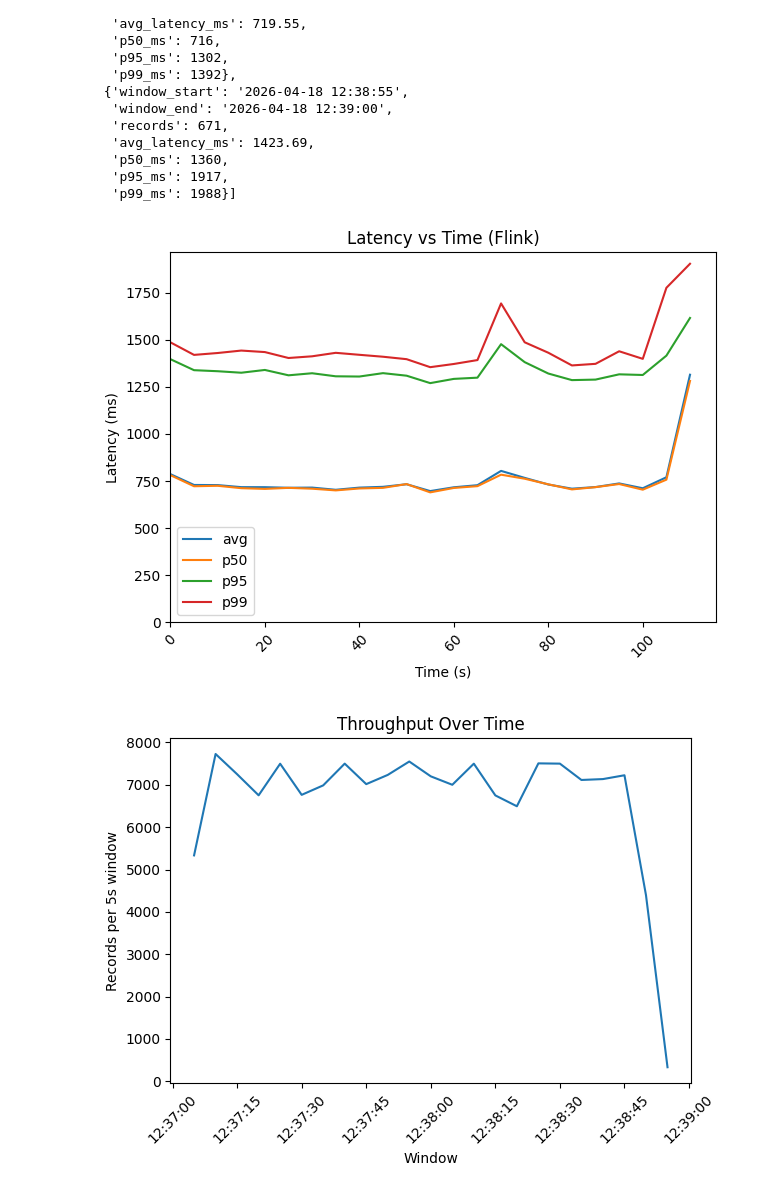
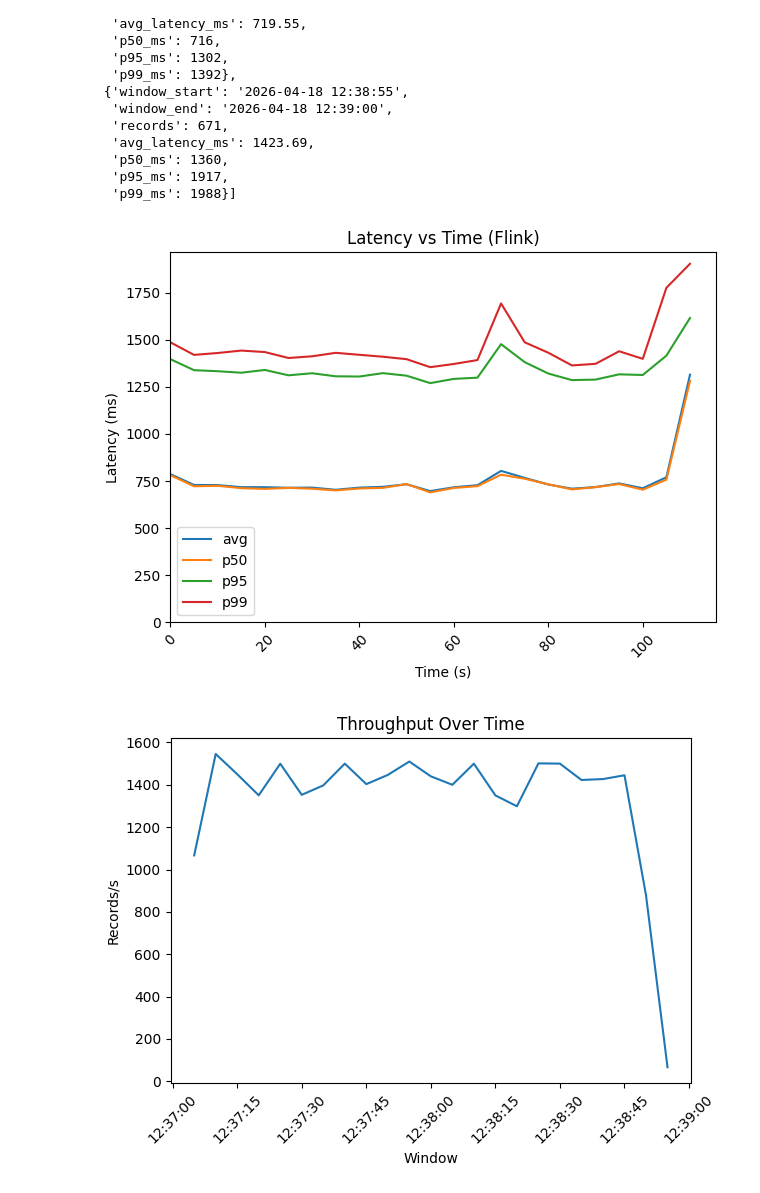
Before and after one commit to mdtahsinsharif/Benchmark-Streaming-Databases, a Jupyter notebook: flink/flink_with_kafka/data_visualizer_flink.ipynb, the cells around one changed output. Cells and saved outputs as stored; diff of their text form; code cells hidden in the pictures.

Commit message:
fix throughput

```diff
--- a/flink/flink_with_kafka/data_visualizer_flink.ipynb
+++ b/flink/flink_with_kafka/data_visualizer_flink.ipynb
@@ -92,7 +92,7 @@ df = df.groupby("window_start").mean(numeric_only=True).reset_index()
 
 # recompute window_end (optional consistency)
 df["window_end"] = df["window_start"] + pd.Timedelta(seconds=5)
-
+df["throughput_per_sec"] = df["records"] / 5
 # --------------------------------------------------
 # 4. Sort
 # --------------------------------------------------
@@ -125,34 +125,34 @@ plt.ylabel("Latency (ms)")
 plt.xticks(rotation=45)
 
 plt.xlim(left=0)
 plt.ylim(bottom=0)
 
 plt.tight_layout()
 plt.show()
 
 # --------------------------------------------------
 # 6. Plot 2: Throughput
 # --------------------------------------------------
 plt.figure()
-plt.plot(df["window_start"], df["records"])
+plt.plot(df["window_start"], df["throughput_per_sec"])
 plt.title("Throughput Over Time")
 plt.xlabel("Window")
-plt.ylabel("Records per 5s window")
+plt.ylabel("Records/s")
 plt.xticks(rotation=45)
 plt.tight_layout()
 plt.show()
 
 # --------------------------------------------------
 # 7. Plot 3: Latency vs throughput correlation (optional but useful)
 # --------------------------------------------------
 plt.figure()
 plt.scatter(df["records"], df["avg_latency_ms"])
 plt.title("Latency vs Throughput")
 plt.xlabel("Throughput (records/window)")
 plt.ylabel("Avg Latency (ms)")
 plt.tight_layout()
 plt.show()
 # %% [output]
 [figure]
-[figure, old version]
+[figure, new version]
 [figure]
```
